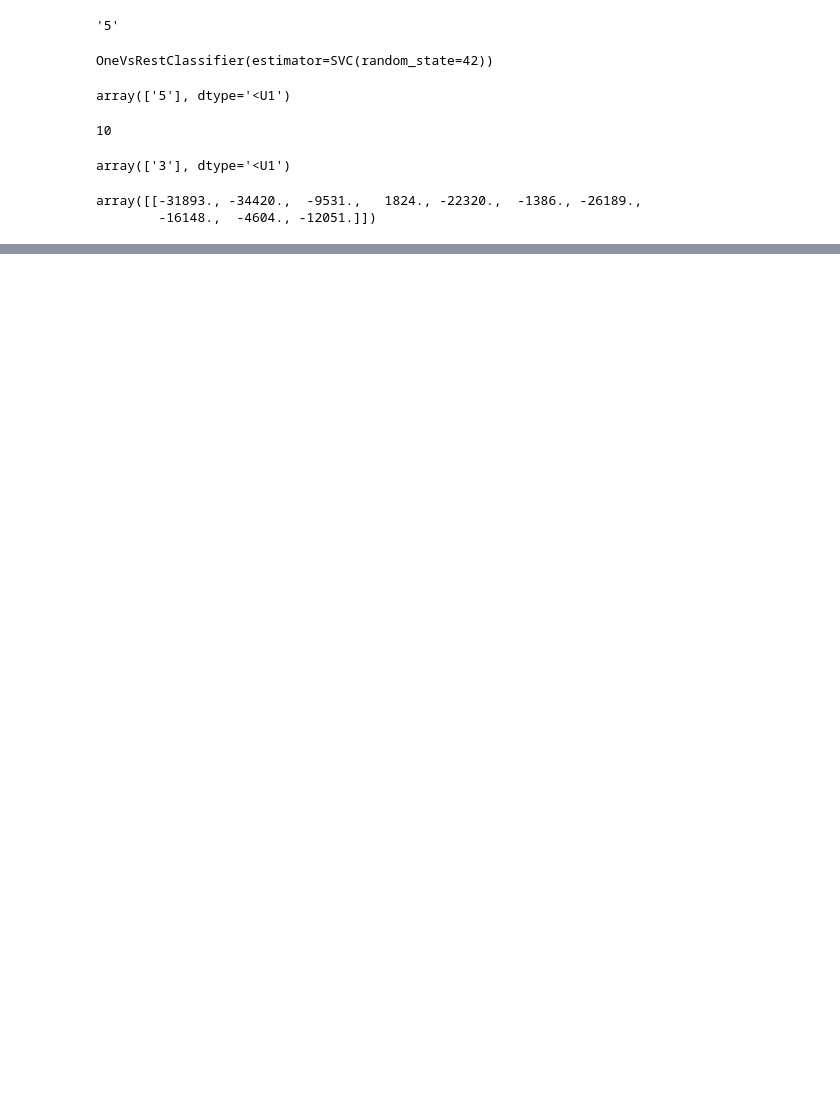
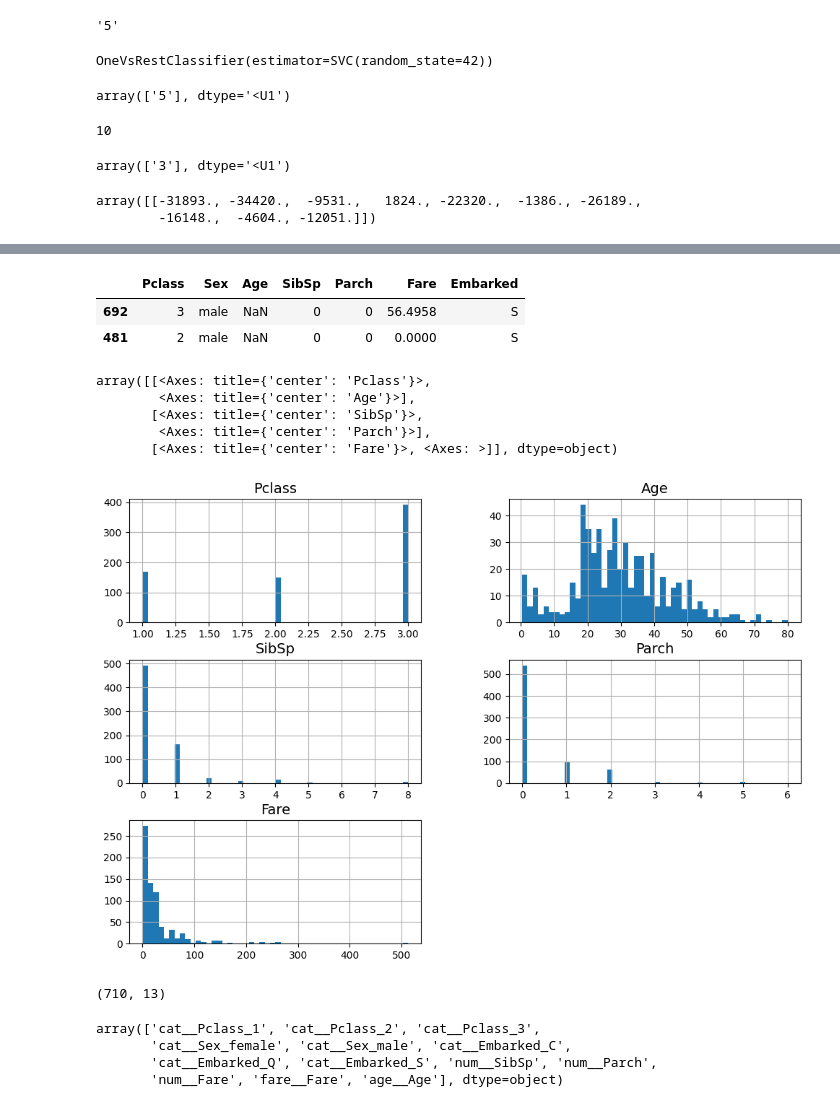
Before and after one commit to ShababKarim/hands-on-machine-learning, a Jupyter notebook: ch_3/main.ipynb, the cells around one changed output, grey strips where cells are left out. Saved outputs shown, nothing was run; the diff lists cells and outputs as text; code cells hidden in the pictures; blank space fills up the shorter version.

```diff
--- a/ch_3/main.ipynb
+++ b/ch_3/main.ipynb
@@ -319,0 +466,4 @@ array([[-31893., -34420.,  -9531.,   1824., -22320.,  -1386., -26189.,
+# %%
+titanic_df = pd.read_csv('datasets/titanic/train.csv')
+
+titanic_df.head(5)
@@ -319,0 +477,32 @@ array([[-31893., -34420.,  -9531.,   1824., -22320.,  -1386., -26189.,
+# %%
+# shuffle and split training data since the test data doesn't contain ground truth
+from sklearn.model_selection import train_test_split
+
+strat_train_set, strat_test_set = train_test_split(titanic_df, test_size=0.2, stratify=titanic_df['Survived'], random_state=42)
+# %%
+X_cols = ['Pclass', 'Sex', 'Age', 'SibSp', 'Parch', 'Fare', 'Embarked']
+y_cols = ['Survived']
+
+# Drop the embarked=NaN rows before preprocessing
+strat_train_set.dropna(subset=['Embarked'], inplace=True)
+strat_test_set.dropna(subset=['Embarked'], inplace=True)
+
+train_X_df = strat_train_set[X_cols]
+train_y_df = strat_train_set[y_cols]
+test_X_df = strat_test_set[X_cols]
+test_y_df = strat_test_set[y_cols]
+# %%
+train_X_df.head(2)
+# %% [output]
+|  | Pclass | Sex | Age | SibSp | Parch | Fare | Embarked |
+| 692 | 3 | male | NaN | 0 | 0 | 56.4958 | S |
+| 481 | 2 | male | NaN | 0 | 0 | 0.0000 | S |
+# %%
+train_X_df.hist(bins=50, figsize=(12, 8))
+# %% [output]
+array([[<Axes: title={'center': 'Pclass'}>,
+        <Axes: title={'center': 'Age'}>],
+       [<Axes: title={'center': 'SibSp'}>,
+        <Axes: title={'center': 'Parch'}>],
+       [<Axes: title={'center': 'Fare'}>, <Axes: >]], dtype=object)
+[figure, added]
@@ -319,0 +537,12 @@ array([[-31893., -34420.,  -9531.,   1824., -22320.,  -1386., -26189.,
+# %%
+train_prepared = preprocessing.fit_transform(train_X_df)
+print(train_prepared.shape)
+# %% [output]
+(710, 13)
+# %%
+preprocessing.get_feature_names_out()
+# %% [output]
+array(['cat__Pclass_1', 'cat__Pclass_2', 'cat__Pclass_3',
+       'cat__Sex_female', 'cat__Sex_male', 'cat__Embarked_C',
+       'cat__Embarked_Q', 'cat__Embarked_S', 'num__SibSp', 'num__Parch',
+       'num__Fare', 'fare__Fare', 'age__Age'], dtype=object)
```
Also changed, not shown: parts of 39 cells of this notebook, 10 other files.
